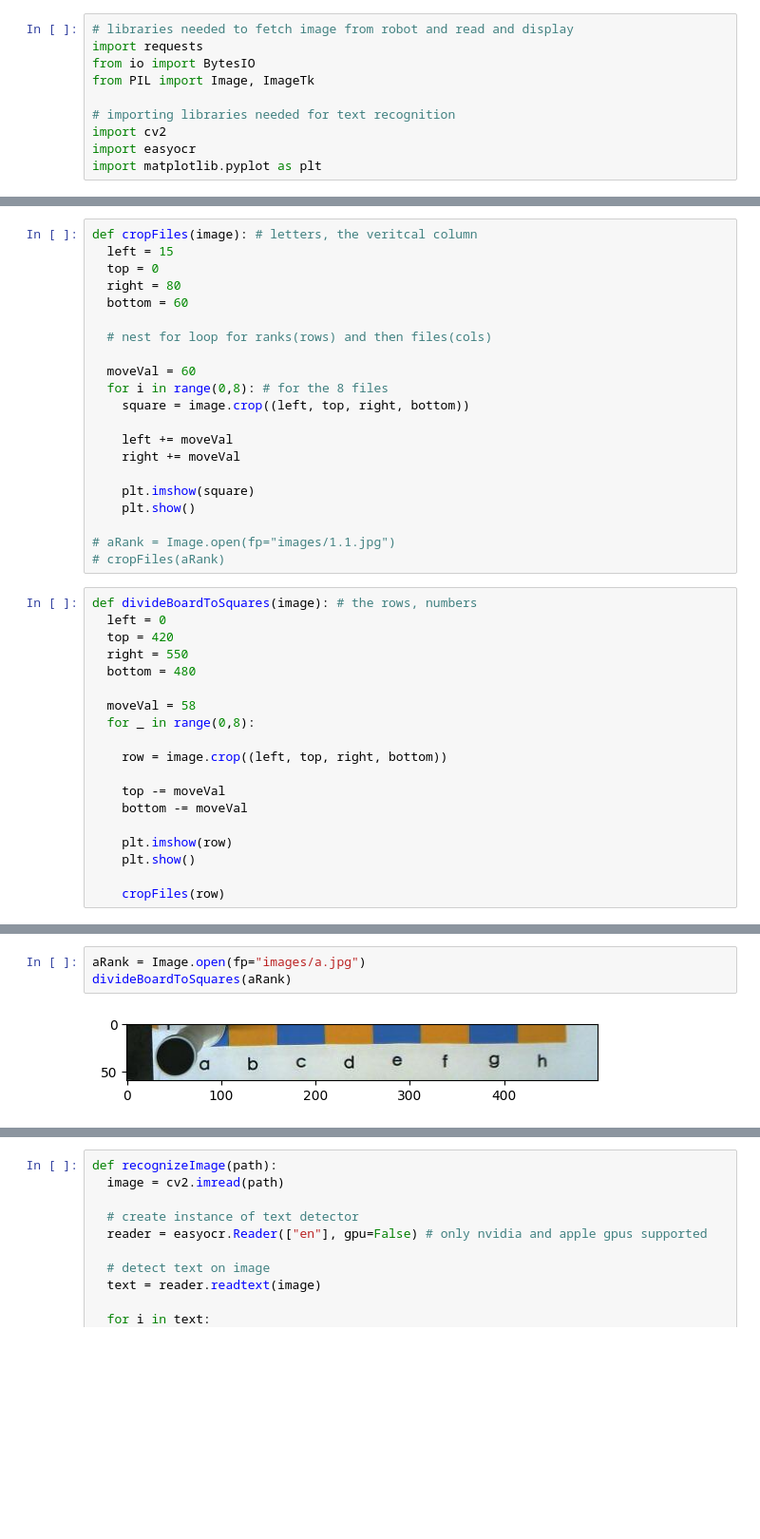
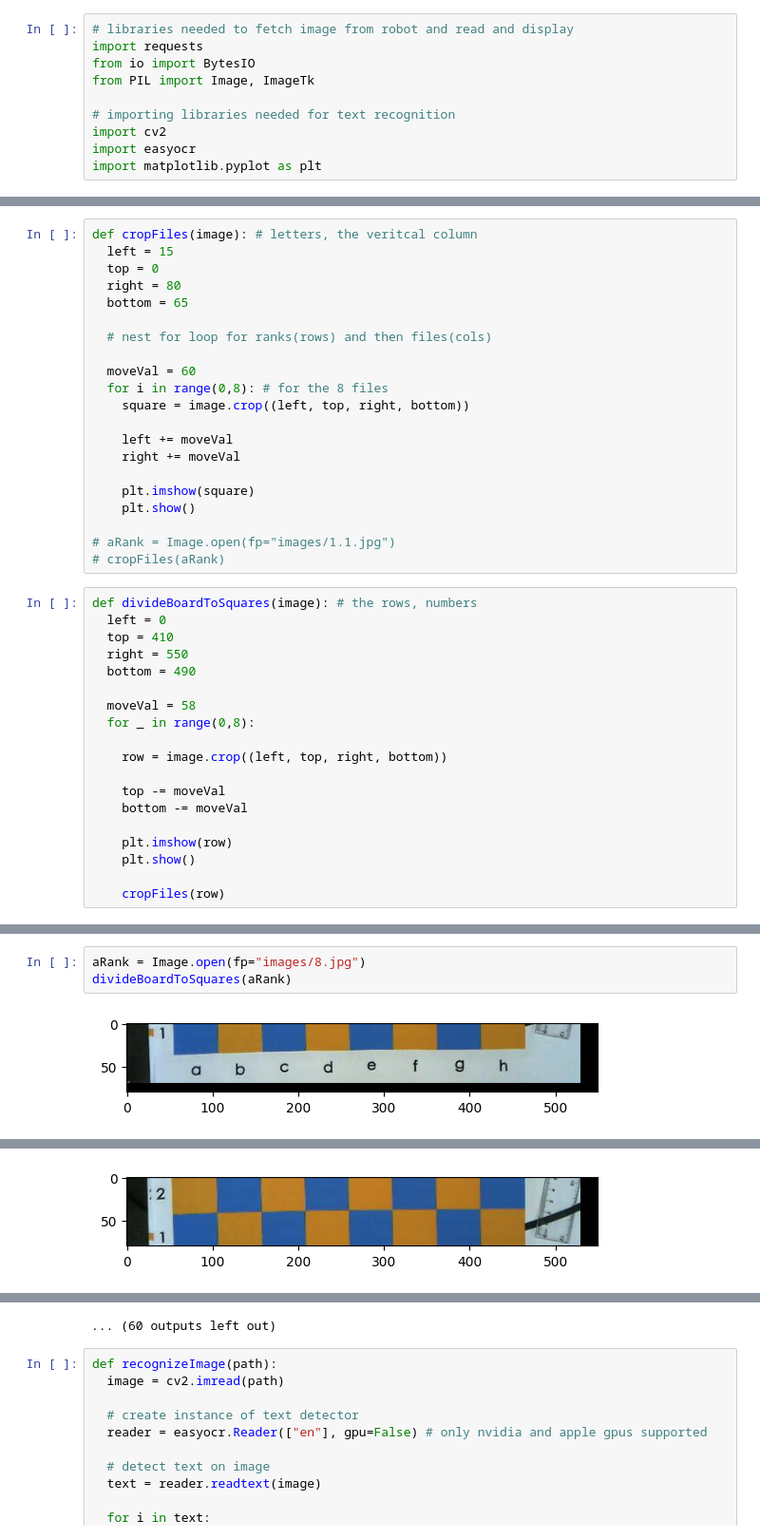
Before and after one commit to SamAdams1/ur3Chess, a Jupyter notebook: computerVision.ipynb, the cells around one changed output, grey strips where cells are left out. Shown at 95% size. Drawn from its saved outputs; the diff is of its cells as text; blank space fills up the shorter version.

```diff
--- a/computerVision.ipynb
+++ b/computerVision.ipynb
@@ -31,7 +31,7 @@ def cropFiles(image): # letters, the veritcal column
   left = 15
   top = 0
   right = 80
-  bottom = 60
+  bottom = 65
 
   # nest for loop for ranks(rows) and then files(cols)
 
@@ -50,9 +50,9 @@ def cropFiles(image): # letters, the veritcal column
 # %%
 def divideBoardToSquares(image): # the rows, numbers
   left = 0
-  top = 420
+  top = 410
   right = 550
-  bottom = 480
+  bottom = 490
 
   moveVal = 58
   for _ in range(0,8):
@@ -83,5 +69,5 @@ def divideBoardToSquares(image): # the rows, numbers
 # %%
-aRank = Image.open(fp="images/a.jpg")
+aRank = Image.open(fp="images/8.jpg")
 divideBoardToSquares(aRank)
 # %% [output]
-[figure, old version]
+[figure, new version]
@@ -94,0 +82 @@ divideBoardToSquares(aRank)
+[figure, added]
@@ -95,3 +85,4 @@ divideBoardToSquares(aRank)
+... (60 outputs left out)
 # %%
 def recognizeImage(path):
   image = cv2.imread(path)
```
Also changed, not shown: parts of 3 cells of this notebook, 1 other file.
